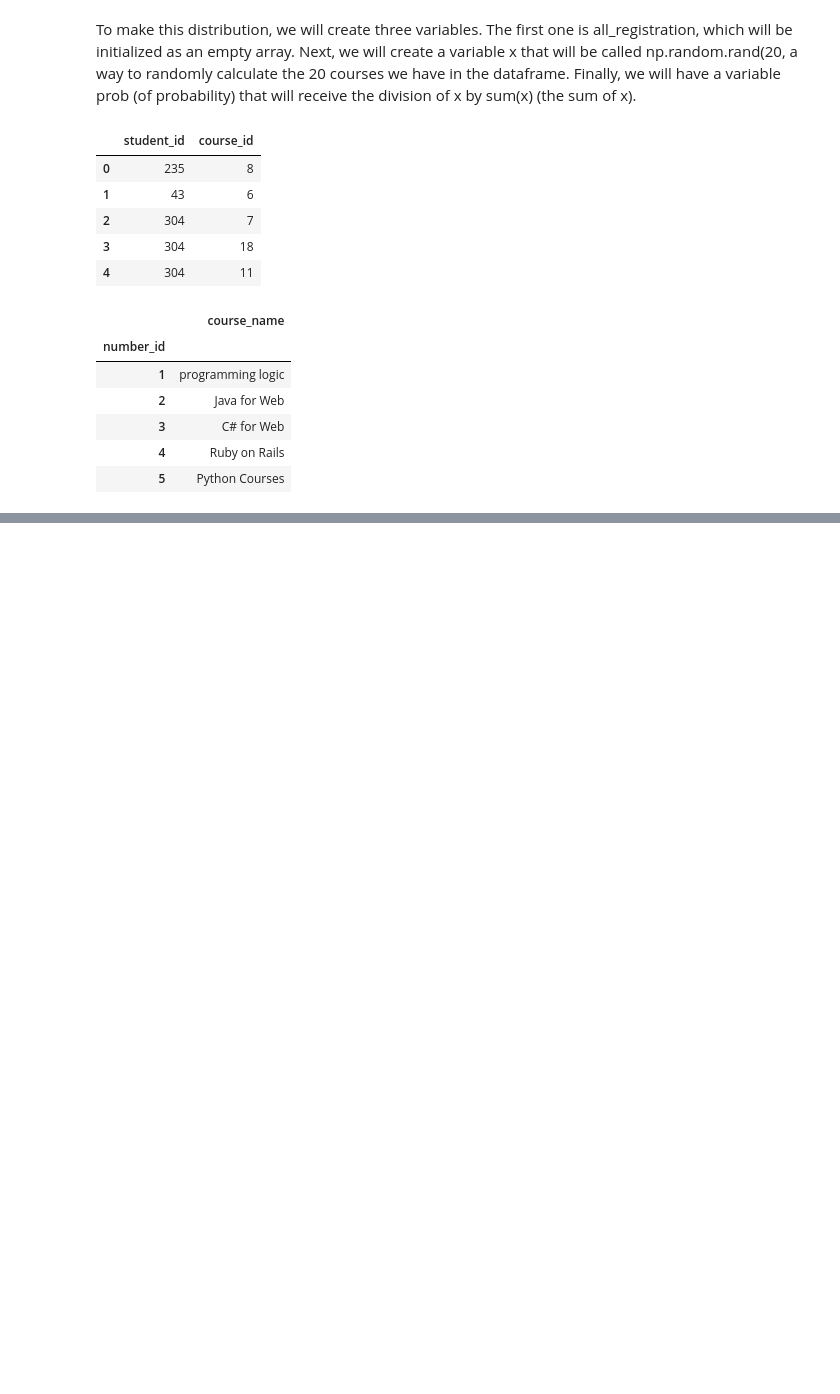
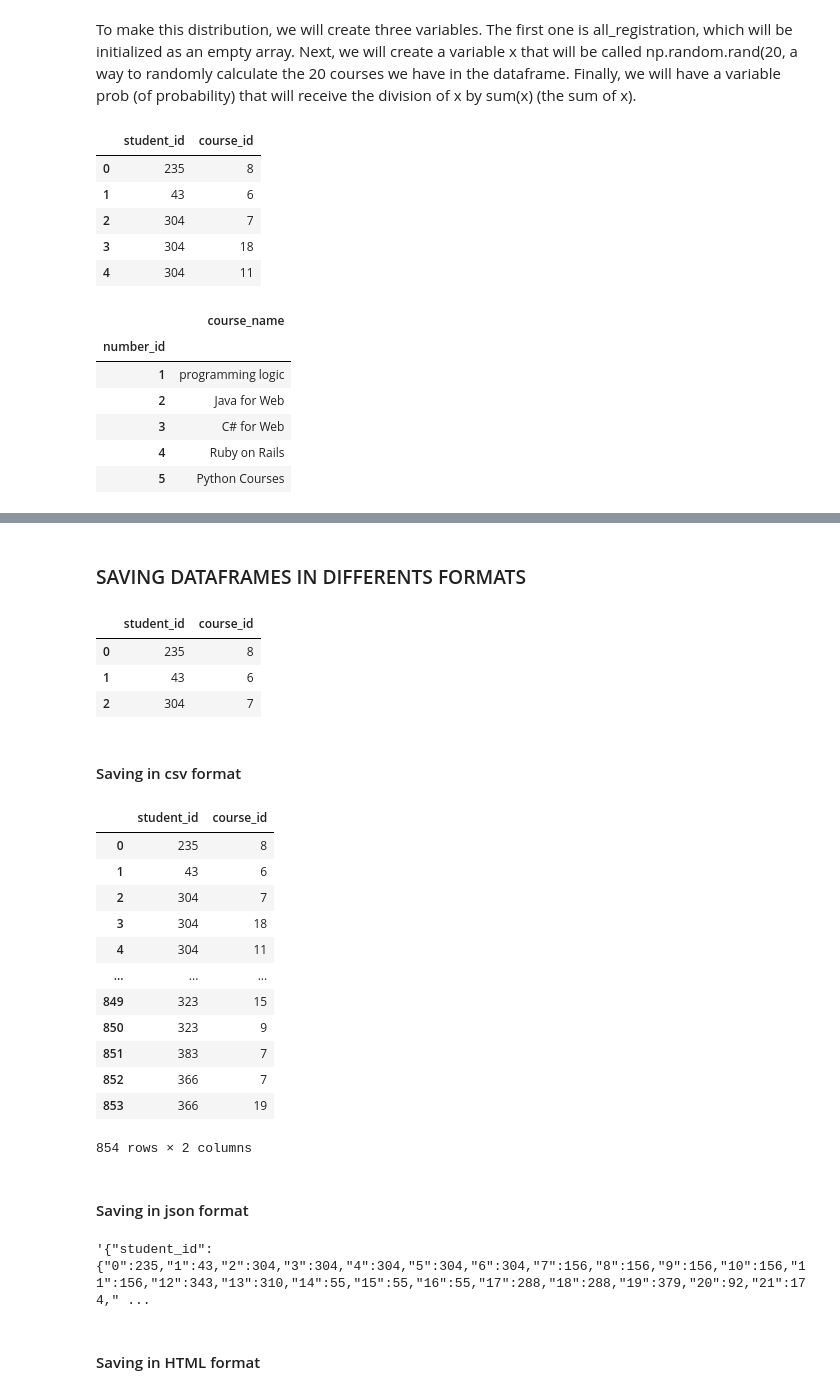
Before and after one commit to nmparfait/register_school_with_pandas, a Jupyter notebook: register_school.ipynb, the cells around one changed output, grey strips where cells are left out. Drawn from its saved outputs; the diff is of its cells as text; code cells hidden in the pictures; blank space fills up the shorter version.

Commit message:
saving dataframes in differents format

```diff
--- a/register_school.ipynb
+++ b/register_school.ipynb
@@ -437,0 +440,11 @@ courses.head()
+# %% [markdown]
+### SAVING DATAFRAMES IN DIFFERENTS FORMATS
+# %%
+registration.head(3)
+# %% [output]
+|  | student_id | course_id |
+| 0 | 235 | 8 |
+| 1 | 43 | 6 |
+| 2 | 304 | 7 |
+# %% [markdown]
+#### Saving in csv format
@@ -437,0 +453,16 @@ courses.head()
+# %%
+pd.read_csv('registration_saving_in_csv.csv')
+# %% [output]
+|  | student_id | course_id |
+| 0 | 235 | 8 |
+| 1 | 43 | 6 |
+| 2 | 304 | 7 |
+| 3 | 304 | 18 |
+| 4 | 304 | 11 |
+| ... | ... | ... |
+| 849 | 323 | 15 |
+| 850 | 323 | 9 |
+| 851 | 383 | 7 |
+| 852 | 366 | 7 |
+| 853 | 366 | 19 |
+854 rows × 2 columns
@@ -437,0 +471,9 @@ courses.head()
+# %% [markdown]
+#### Saving in json format
+# %%
+registration_saving_in_json = registration.to_json()
+registration_saving_in_json
+# %% [output]
+'{"student_id":{"0":235,"1":43,"2":304,"3":304,"4":304,"5":304,"6":304,"7":156,"8":156,"9":156,"10":156,"11":156,"12":343,"13":310,"14":55,"15":55,"16":55,"17":288,"18":288,"19":379,"20":92,"21":174," ...
+# %% [markdown]
+#### Saving in HTML format
```
Also changed, not shown: parts of 6 cells of this notebook, 2 other files.
